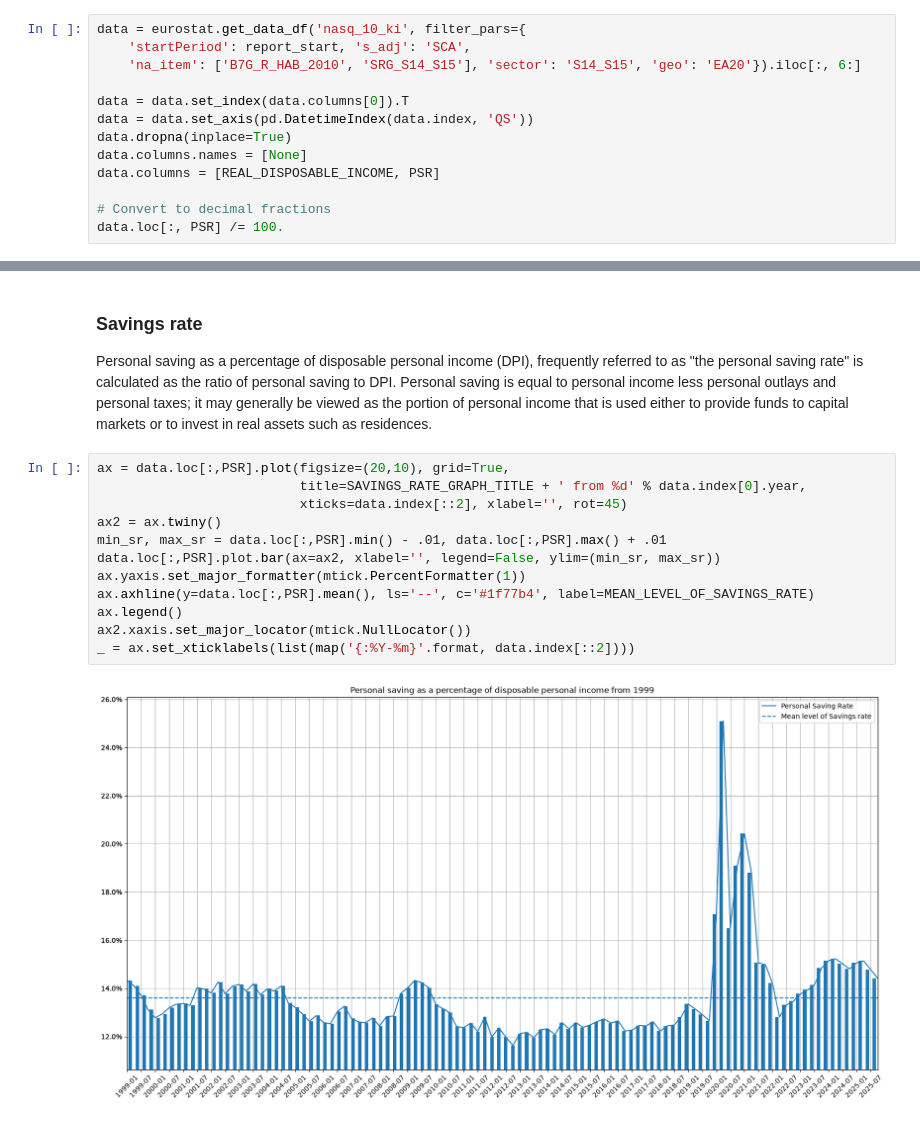
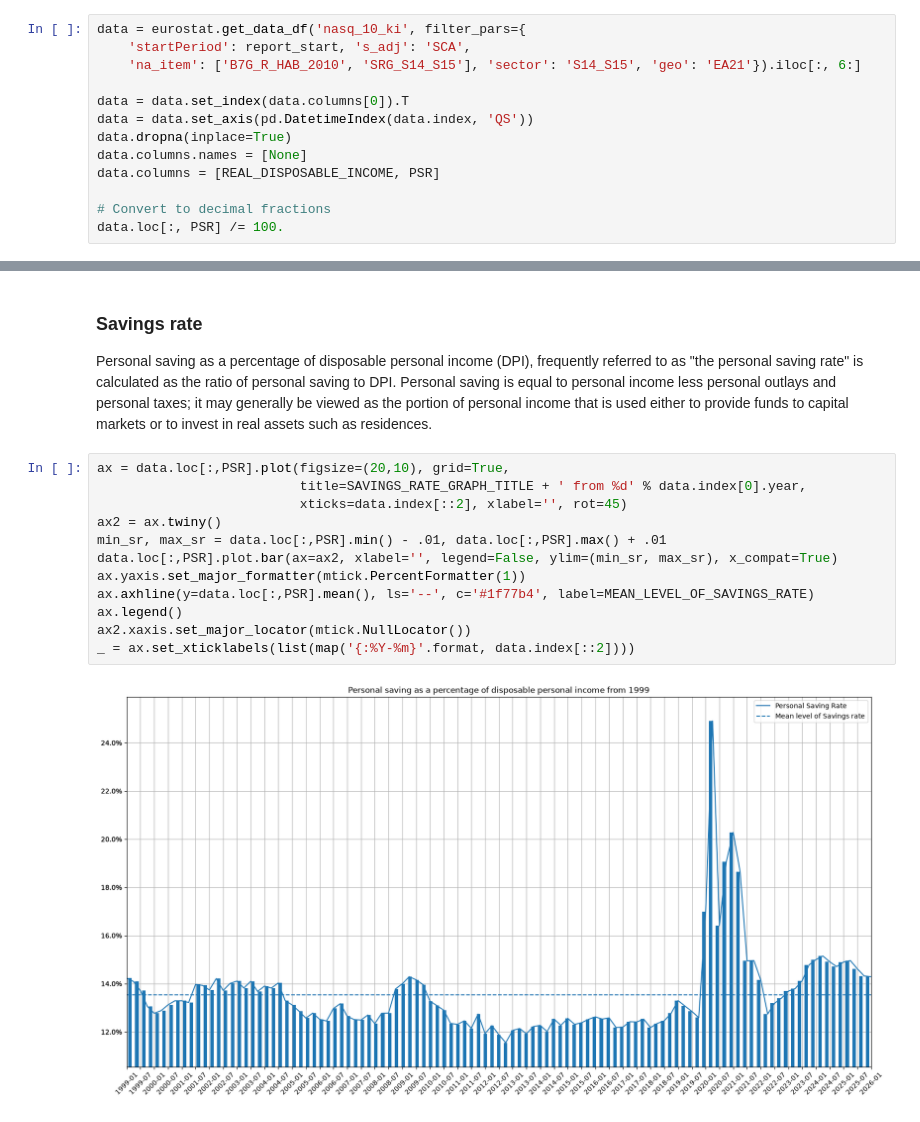
Before and after one commit to ilchen/EU_Economic_Data_Analysis, a Jupyter notebook: Disposable_Income_and_Savings_Eurozone.ipynb, the cells around one changed output, grey strips where cells are left out. Cells and saved outputs as stored; diff of their text form.

```diff
--- a/Disposable_Income_and_Savings_Eurozone.ipynb
+++ b/Disposable_Income_and_Savings_Eurozone.ipynb
@@ -41,7 +41,7 @@ MEAN_LEVEL_OF_REAL_DISPOSABLE_INCOME_GROWTH = MEAN_LEVEL_OF + REAL_DISPOSABLE_IN
 # %%
 data = eurostat.get_data_df('nasq_10_ki', filter_pars={
     'startPeriod': report_start, 's_adj': 'SCA',
-    'na_item': ['B7G_R_HAB_2010', 'SRG_S14_S15'], 'sector': 'S14_S15', 'geo': 'EA20'}).iloc[:, 6:]
+    'na_item': ['B7G_R_HAB_2010', 'SRG_S14_S15'], 'sector': 'S14_S15', 'geo': 'EA21'}).iloc[:, 6:]
 
 data = data.set_index(data.columns[0]).T
 data = data.set_axis(pd.DatetimeIndex(data.index, 'QS'))
@@ -113,17 +113,17 @@ Personal saving as a percentage of disposable personal income (DPI), frequently
 # %%
 ax = data.loc[:,PSR].plot(figsize=(20,10), grid=True,
                           title=SAVINGS_RATE_GRAPH_TITLE + ' from %d' % data.index[0].year,
                           xticks=data.index[::2], xlabel='', rot=45)
 ax2 = ax.twiny()
 min_sr, max_sr = data.loc[:,PSR].min() - .01, data.loc[:,PSR].max() + .01
-data.loc[:,PSR].plot.bar(ax=ax2, xlabel='', legend=False, ylim=(min_sr, max_sr))
+data.loc[:,PSR].plot.bar(ax=ax2, xlabel='', legend=False, ylim=(min_sr, max_sr), x_compat=True)
 ax.yaxis.set_major_formatter(mtick.PercentFormatter(1))
 ax.axhline(y=data.loc[:,PSR].mean(), ls='--', c='#1f77b4', label=MEAN_LEVEL_OF_SAVINGS_RATE)
 ax.legend()
 ax2.xaxis.set_major_locator(mtick.NullLocator())
 _ = ax.set_xticklabels(list(map('{:%Y-%m}'.format, data.index[::2])))
 # %% [output]
-[figure, old version]
+[figure, new version]
 # %%
 print(f'Mean level of savings rate since {data.index[0]:%Y-%m-%d}: {data.loc[:,PSR].mean():.2%}')
 print(f'The current level is {data.iloc[-1,1]-data.loc[:,PSR].mean():+.2%} vs the mean')
```
Also changed, not shown: parts of 5 cells of this notebook.
